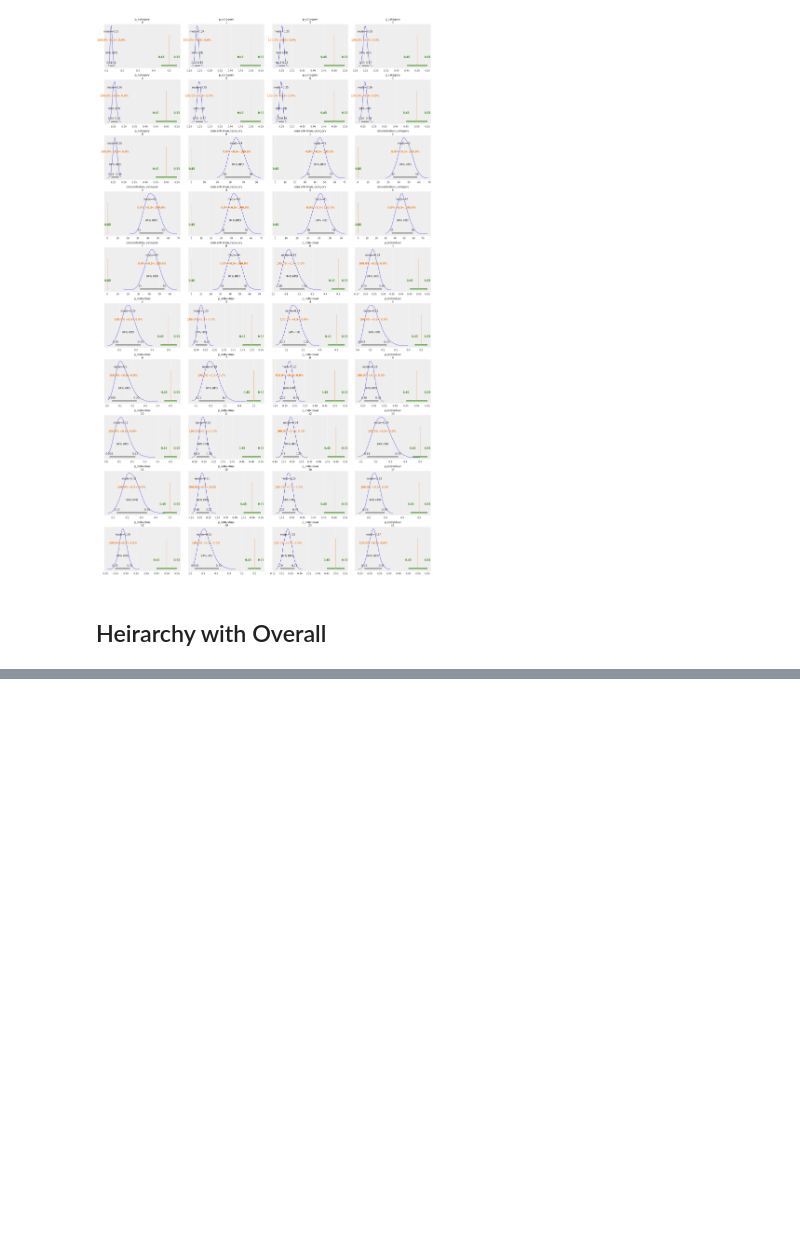
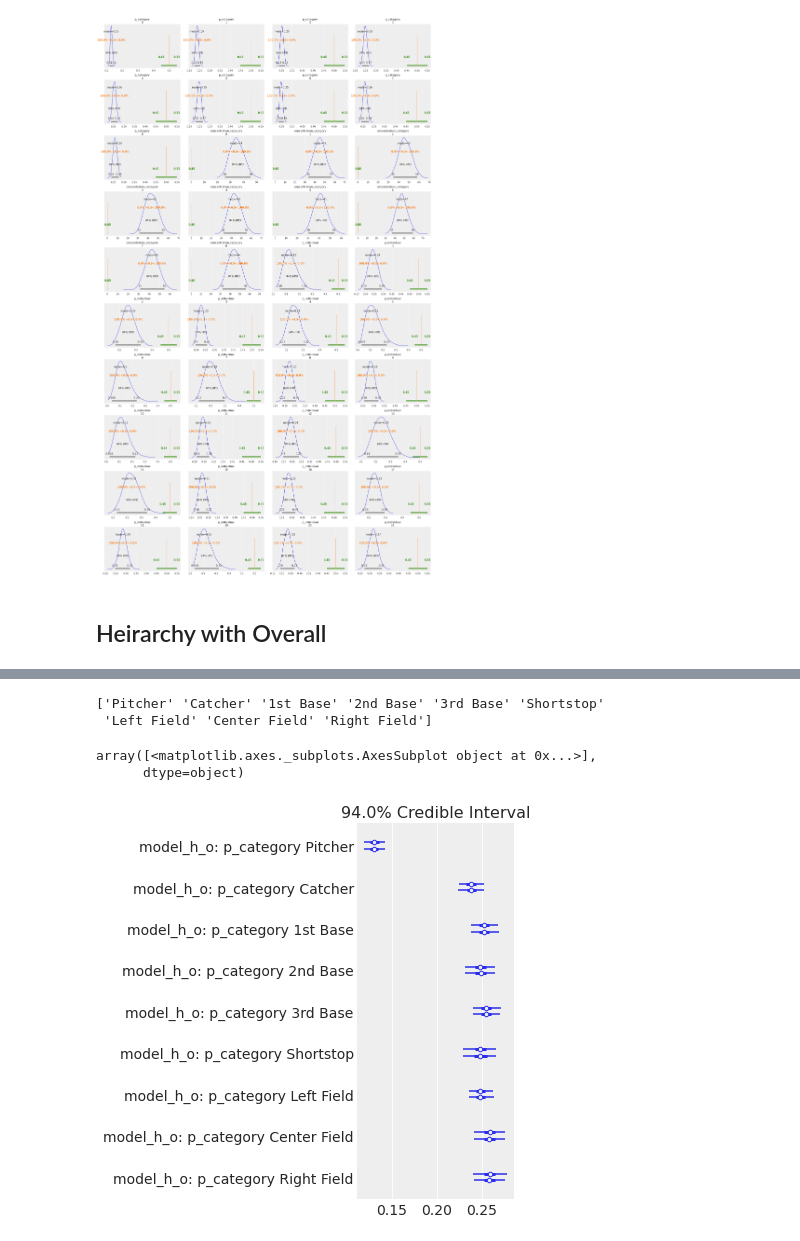
Before and after one commit to ctarrington/data-science-hw, a Jupyter notebook: dbda/ch09-heirarchical-models/heirarchical_binomial_baseball.ipynb, the cells around one changed output, grey strips where cells are left out. Cells and saved outputs as stored; diff of their text form; code cells hidden in the pictures; blank space fills up the shorter version.

Commit message:
names of categories

```diff
--- a/dbda/ch09-heirarchical-models/heirarchical_binomial_baseball.ipynb
+++ b/dbda/ch09-heirarchical-models/heirarchical_binomial_baseball.ipynb
@@ -177,10 +177,10 @@ with pm.Model() as model_h_o:
 
   y = pm.Binomial('y', n=consolidated['attempts'], p=p_individual[individual_id], observed=consolidated['successes']) # likelihood p(y|θ)
 
-  trace_h_o = pm.sample(2000, random_seed=123)
+  trace_h_o = pm.sample(2000)
   print(az.summary(trace_h_o))
-  pm.traceplot(trace_h_o)
-  az.plot_posterior(trace_h_o, rope=[0.45, 0.55], ref_val=0.5, point_estimate='mode')
+  # pm.traceplot(trace_h_o)
+  # az.plot_posterior(trace_h_o, rope=[0.45, 0.55], ref_val=0.5, point_estimate='mode')
 
 pm.model_to_graphviz(model_h_o)
 # %% [output]
@@ -208,0 +207,27 @@ p_individual[947]       0.269  0.018   0.236  ...    5455.0    2752.0    1.0
+# %%
+raw = pd.read_csv(base_path+'/BattingAverage.csv')
+raw.drop(columns=['Player', 'Hits', 'AtBats', 'PlayerNumber'], inplace=True)
+raw.drop_duplicates(inplace=True)
+raw.sort_values(by='PriPosNumber', inplace=True)
+positions = raw['PriPos'].to_numpy()
+print(positions)
+# %% [output]
+['Pitcher' 'Catcher' '1st Base' '2nd Base' '3rd Base' 'Shortstop'
+ 'Left Field' 'Center Field' 'Right Field']
+# %%
+data_h_o = az.from_pymc3(
+    trace=trace_h_o,
+    # prior=prior,
+    # posterior_predictive=posterior_predictive,
+    model=model_h_o,
+    coords={"category": positions},
+    dims={"p_category": ["category"]},
+)
+# %%
+az.plot_forest(data_h_o,
+               model_names=['model_h_o'],
+               var_names='p_category')
+# %% [output]
+array([<matplotlib.axes._subplots.AxesSubplot object at 0x...>],
+      dtype=object)
+[figure, added]
```
Also changed, not shown: parts of 5 cells of this notebook.
